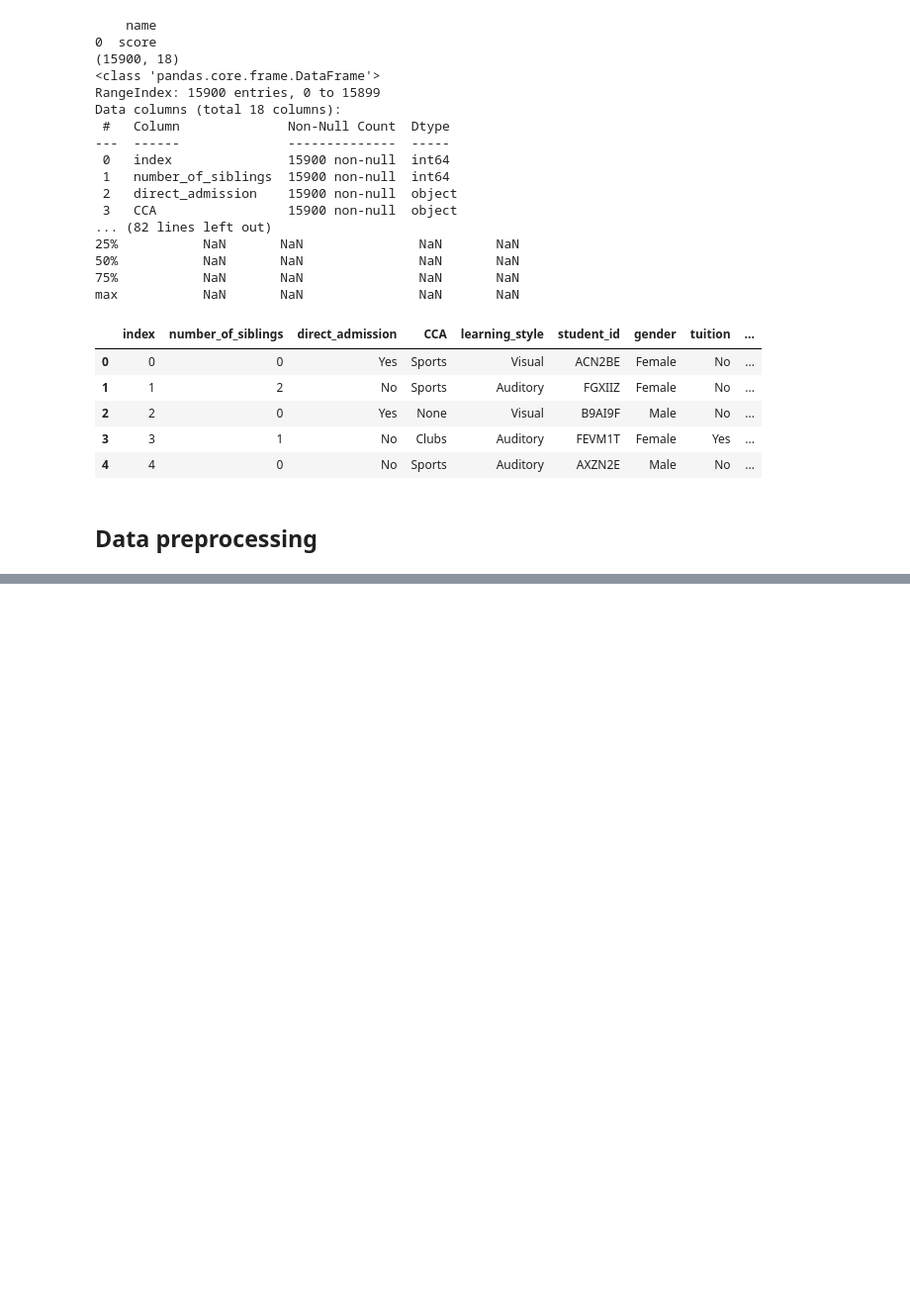
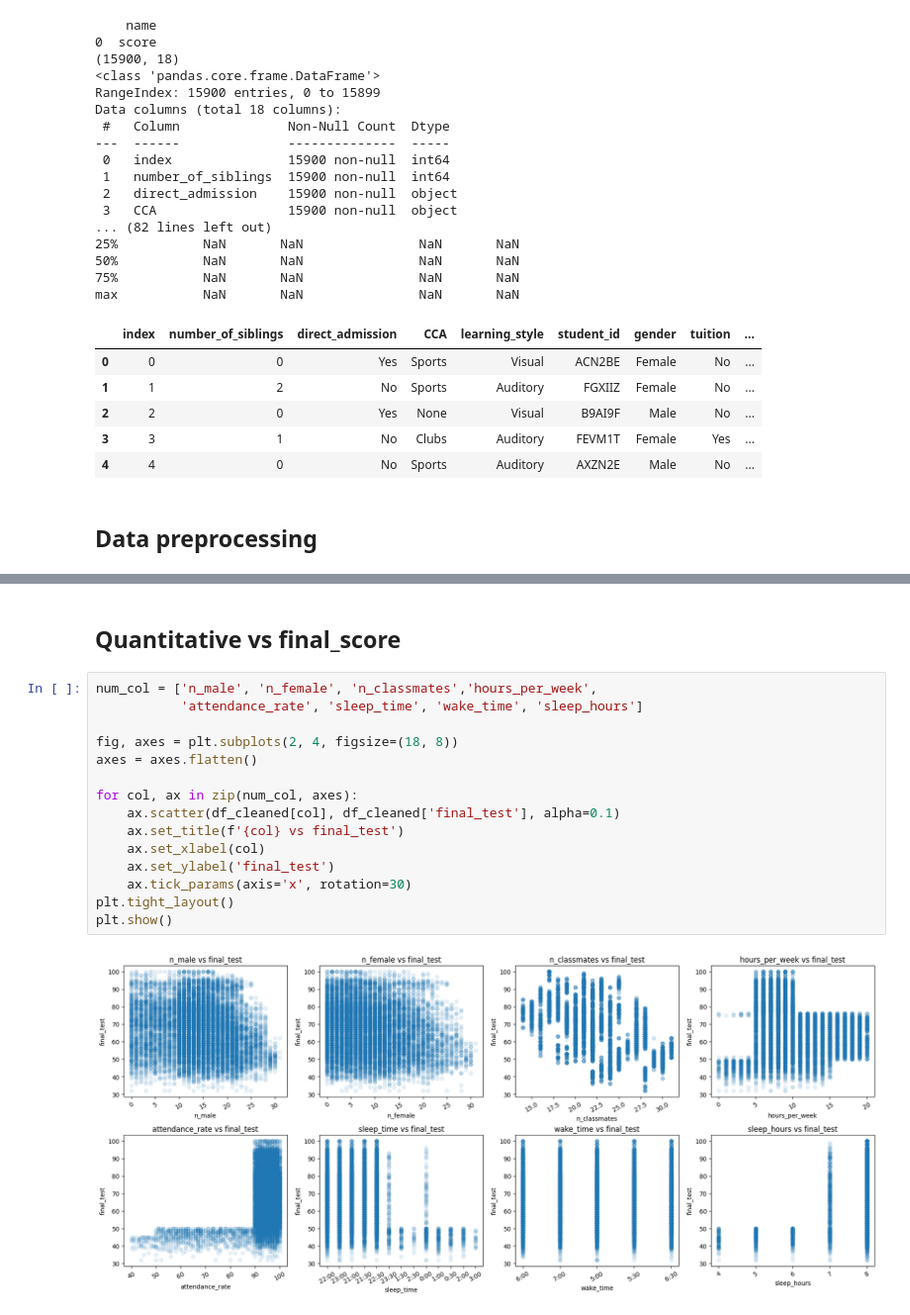
Before and after one commit to EdwardCKB/daily-ds, a Jupyter notebook: ml/clean-code/aiap-student-score-prediction.ipynb, the cells around one changed output, grey strips where cells are left out. Shown at 99% size. Drawn from its saved outputs; the diff is of its cells as text; blank space fills up the shorter version.

```diff
--- a/ml/clean-code/aiap-student-score-prediction.ipynb
+++ b/ml/clean-code/aiap-student-score-prediction.ipynb
@@ -114,0 +165,19 @@ def data_processing(df):
+# %% [markdown]
+## Quantitative vs final_score
+# %%
+num_col = ['n_male', 'n_female', 'n_classmates','hours_per_week',
+           'attendance_rate', 'sleep_time', 'wake_time', 'sleep_hours']
+
+fig, axes = plt.subplots(2, 4, figsize=(18, 8))
+axes = axes.flatten()
+
+for col, ax in zip(num_col, axes):
+    ax.scatter(df_cleaned[col], df_cleaned['final_test'], alpha=0.1)
+    ax.set_title(f'{col} vs final_test')
+    ax.set_xlabel(col)
+    ax.set_ylabel('final_test')
+    ax.tick_params(axis='x', rotation=30)
+plt.tight_layout()
+plt.show()
+# %% [output]
+[figure, added]
```
Also changed, not shown: parts of 10 cells of this notebook.
